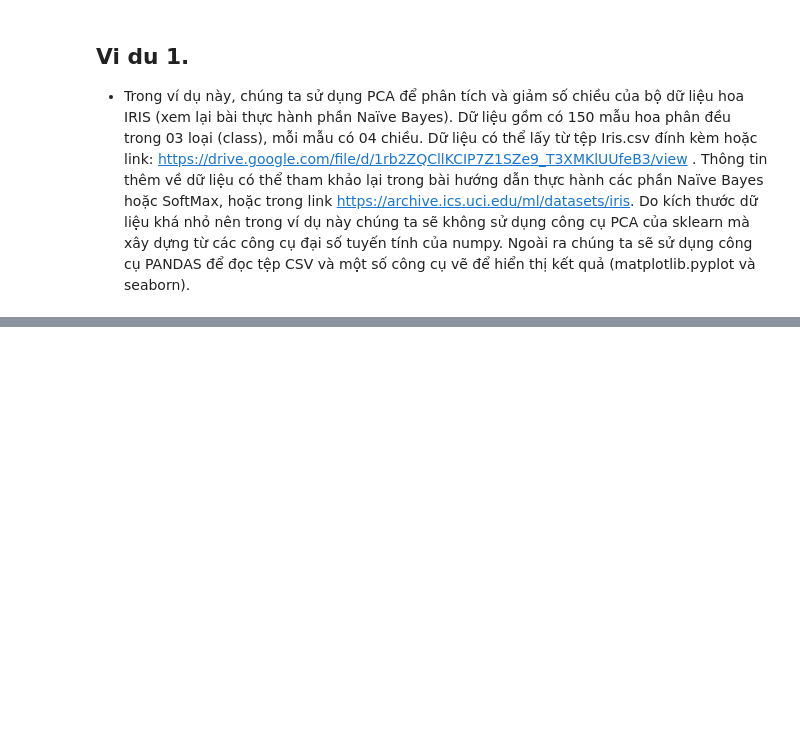
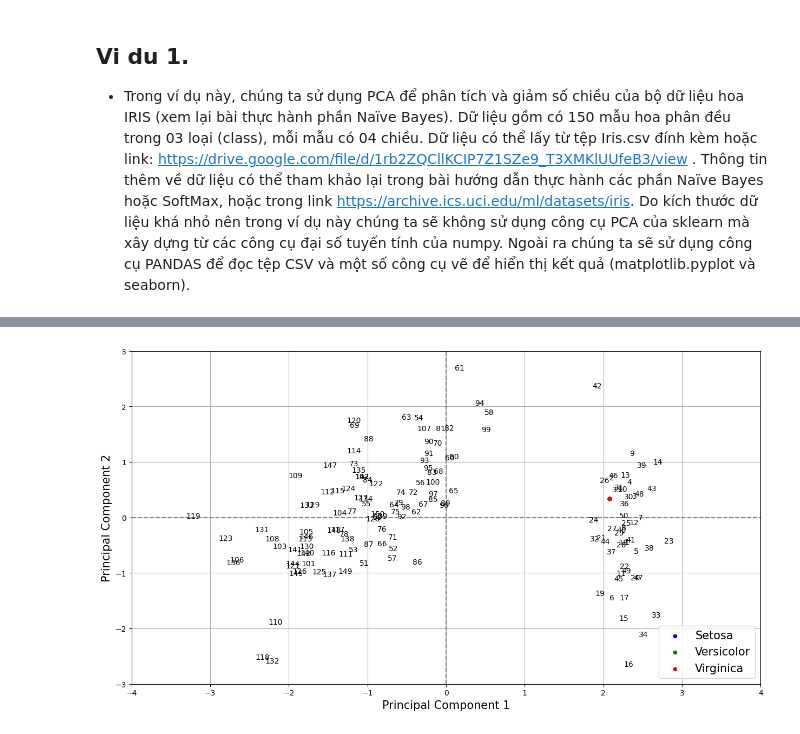
Before and after one commit to vutiendat2302/hocky-2-nam-3-toantin-, a Jupyter notebook: machine_learning/exercise/ex5/23000111_VuTienDat_Principle_Components_Analysis.ipynb, the cells around one changed output, grey strips where cells are left out. Drawn from its saved outputs; the diff is of its cells as text; code cells hidden in the pictures; blank space fills up the shorter version.

```diff
--- a/machine_learning/exercise/ex5/23000111_VuTienDat_Principle_Components_Analysis.ipynb
+++ b/machine_learning/exercise/ex5/23000111_VuTienDat_Principle_Components_Analysis.ipynb
@@ -24,0 +99,29 @@ df = pd.read_csv("iris")
+# %%
+# Ve du lieu khong gian 2 chieu moi thanh lap de quan sat
+
+def plot_scatter(pc1, pc2):
+    fig, ax = plt.subplots(figsize =(15, 8))
+
+    species_unique = list(set(species))
+    species_colors = ["r", "b", "g"]
+
+    for i, spec in enumerate(species):
+        plt.scatter(pc1[1], pc2[2], label = spec
+                    , s = 20, c = species_colors[species_unique.index(spec)])
+        ax.annotate(str(i + 1), (pc1[i], pc2[i]))
+
+    from collections import OrderedDict
+    handles, labels = plt.gca().get_legend_handles_labels()
+    by_label = OrderedDict(zip(labels, handles))
+    plt.legend(by_label.values(), by_label.keys(), prop={'size': 15}, loc=4)
+    ax.set_xlabel('Principal Component 1', fontsize = 15)
+    ax.set_ylabel('Principal Component 2', fontsize = 15)
+    ax.axhline(y=0, color="grey", linestyle="--")
+    ax.axvline(x=0, color="grey", linestyle="--")
+    plt.grid()
+    plt.axis([-4, 4, -3, 3])
+    plt.show()
+
+plot_scatter(pc1, pc2)
+# %% [output]
+[figure, added]
```
Also changed, not shown: parts of 12 cells of this notebook, 30 other files.
